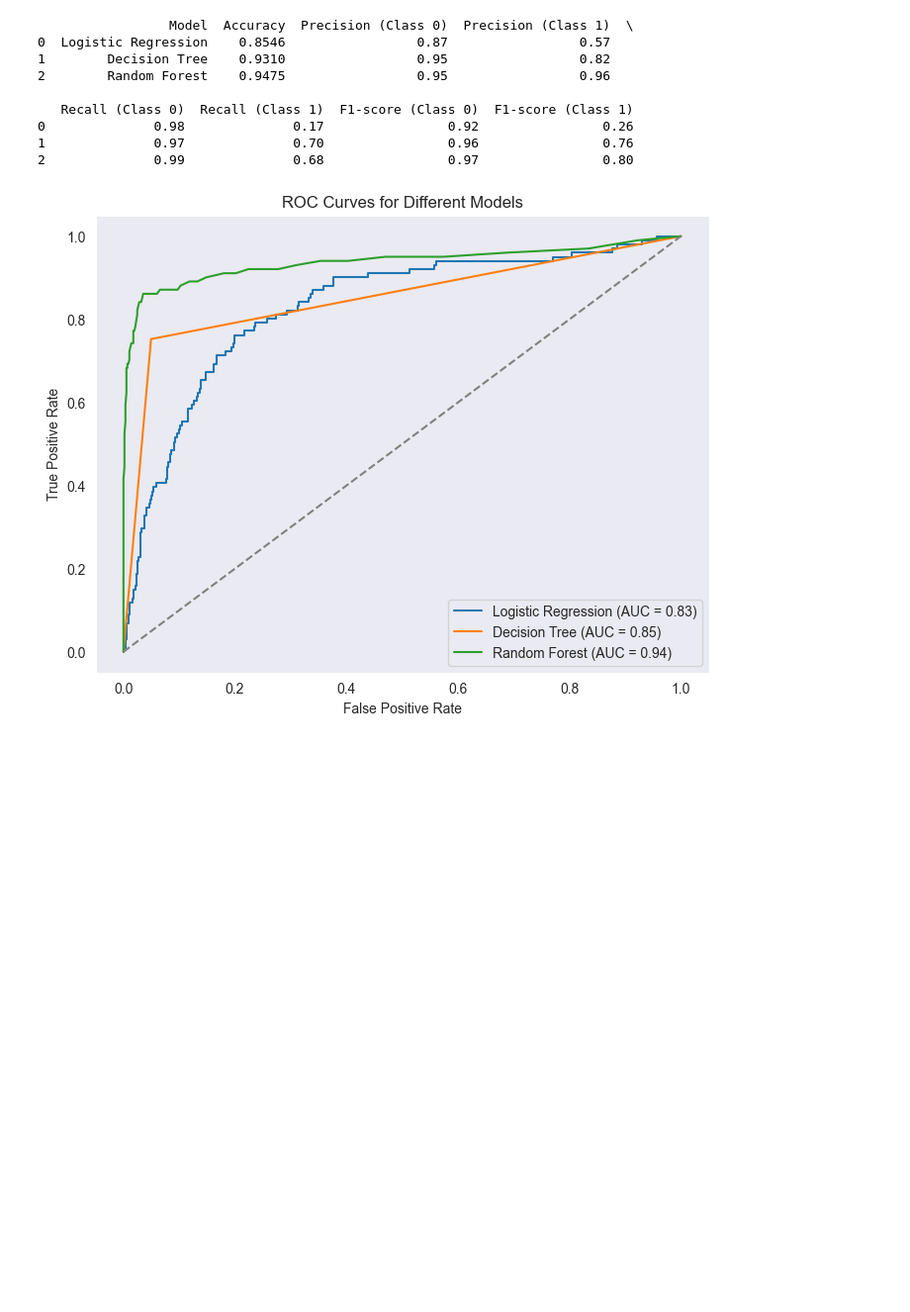
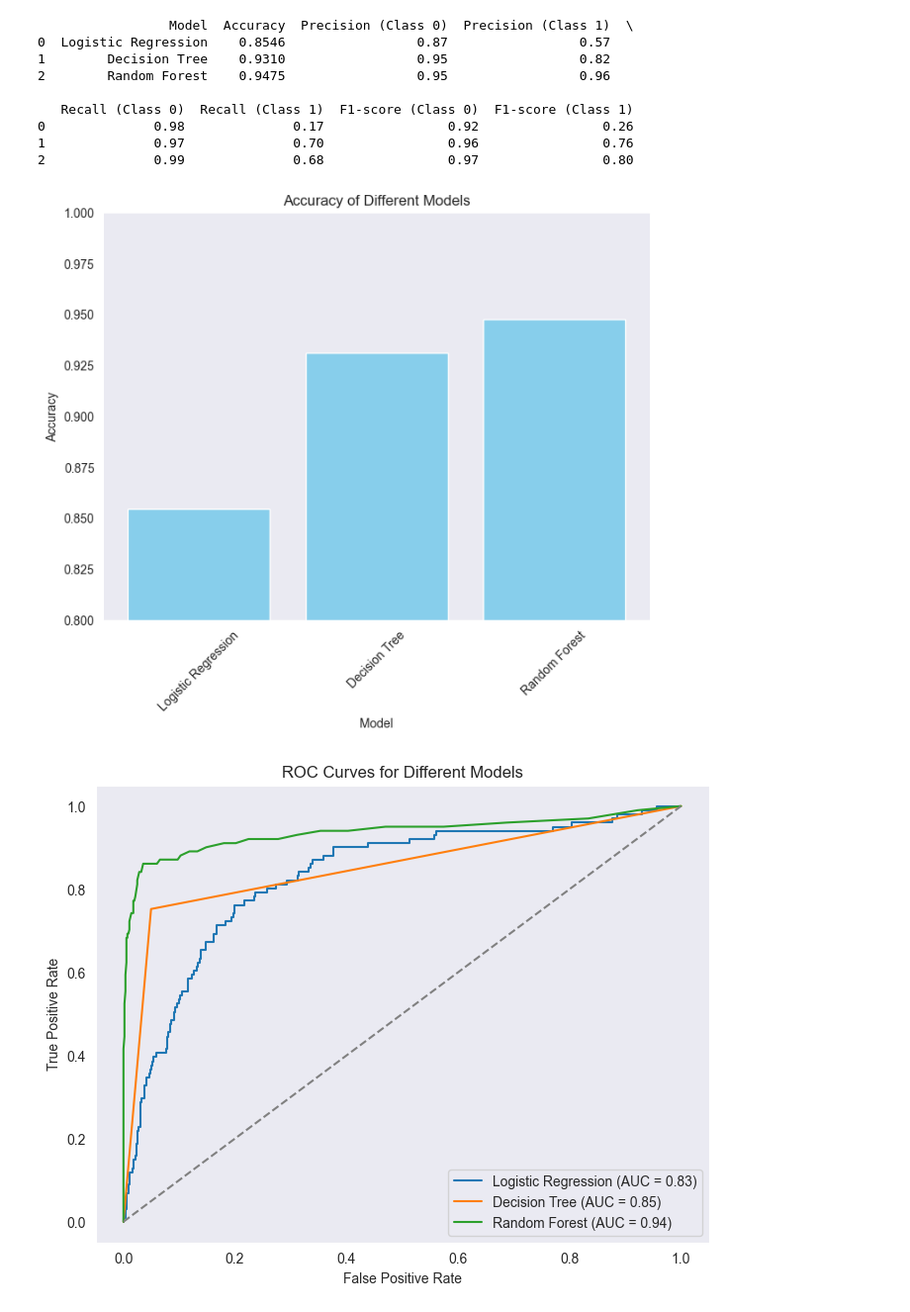
Before and after one commit to phelanthropus/SyriaTel-Customer-Churn, a Jupyter notebook: Untitled.ipynb, the cells around one changed output. Shown at 99% size. Drawn from its saved outputs; the diff is of its cells as text; code cells hidden in the pictures; blank space fills up the shorter version.

Commit message:
Accuracy of different Models

```diff
--- a/Untitled.ipynb
+++ b/Untitled.ipynb
@@ -954,6 +954,21 @@ print(df)
 0              0.98              0.17                0.92                0.26
 1              0.97              0.70                0.96                0.76
 2              0.99              0.68                0.97                0.80
+# %%
+# Create DataFrame
+df = pd.DataFrame(metrics)
+
+# Plot bar graph
+plt.figure(figsize=(8, 6))
+plt.bar(df['Model'], df['Accuracy'], color='skyblue')
+plt.xlabel('Model')
+plt.ylabel('Accuracy')
+plt.title('Accuracy of Different Models')
+plt.ylim(0.8, 1.0)  # Set y-axis limits
+plt.xticks(rotation=45)  # Rotate x-axis labels for better readability
+plt.show()
+# %% [output]
+[figure, added]
 # %%
 import matplotlib.pyplot as plt
 from sklearn.metrics import roc_curve, roc_auc_score
```
Also changed, not shown: parts of 1 cell of this notebook.
